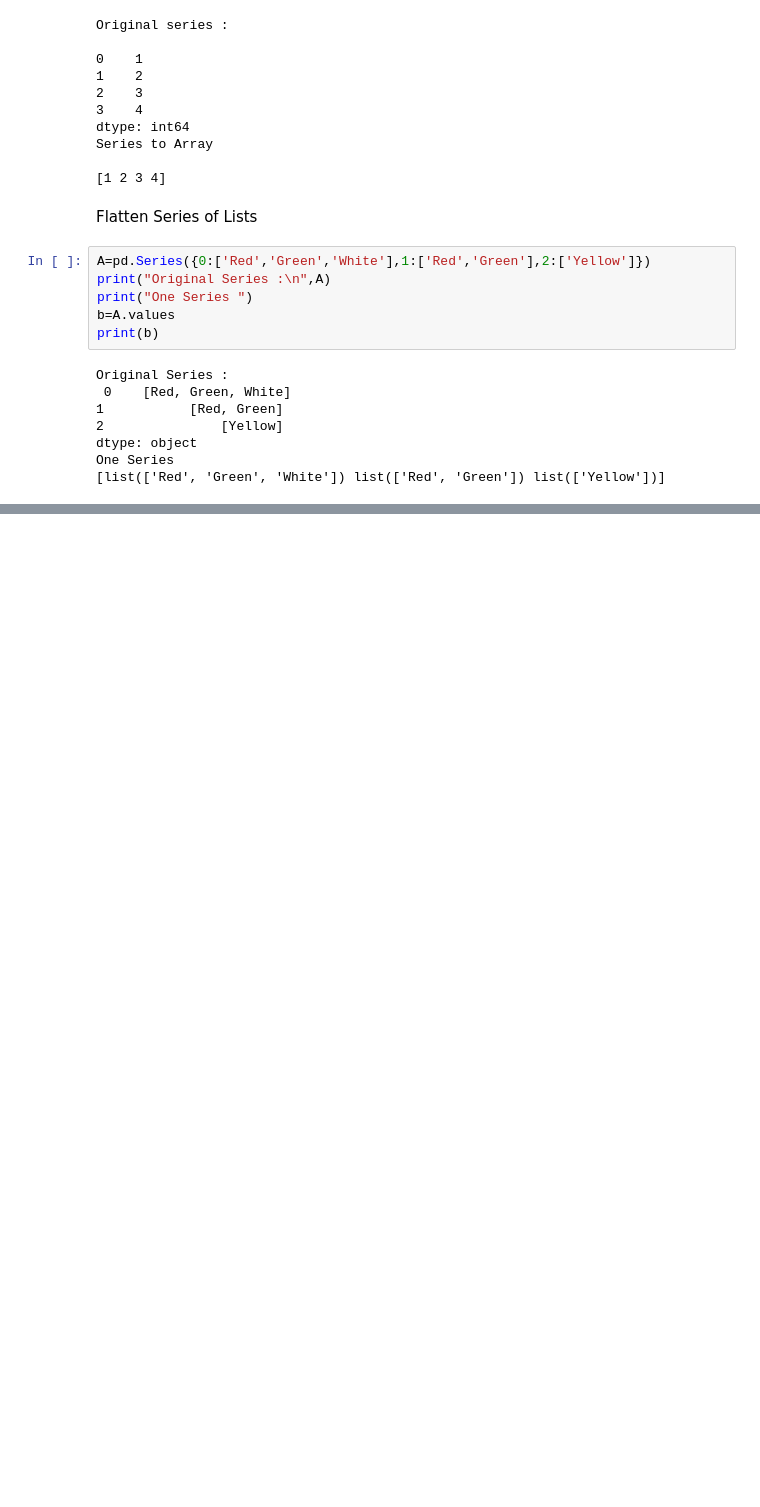
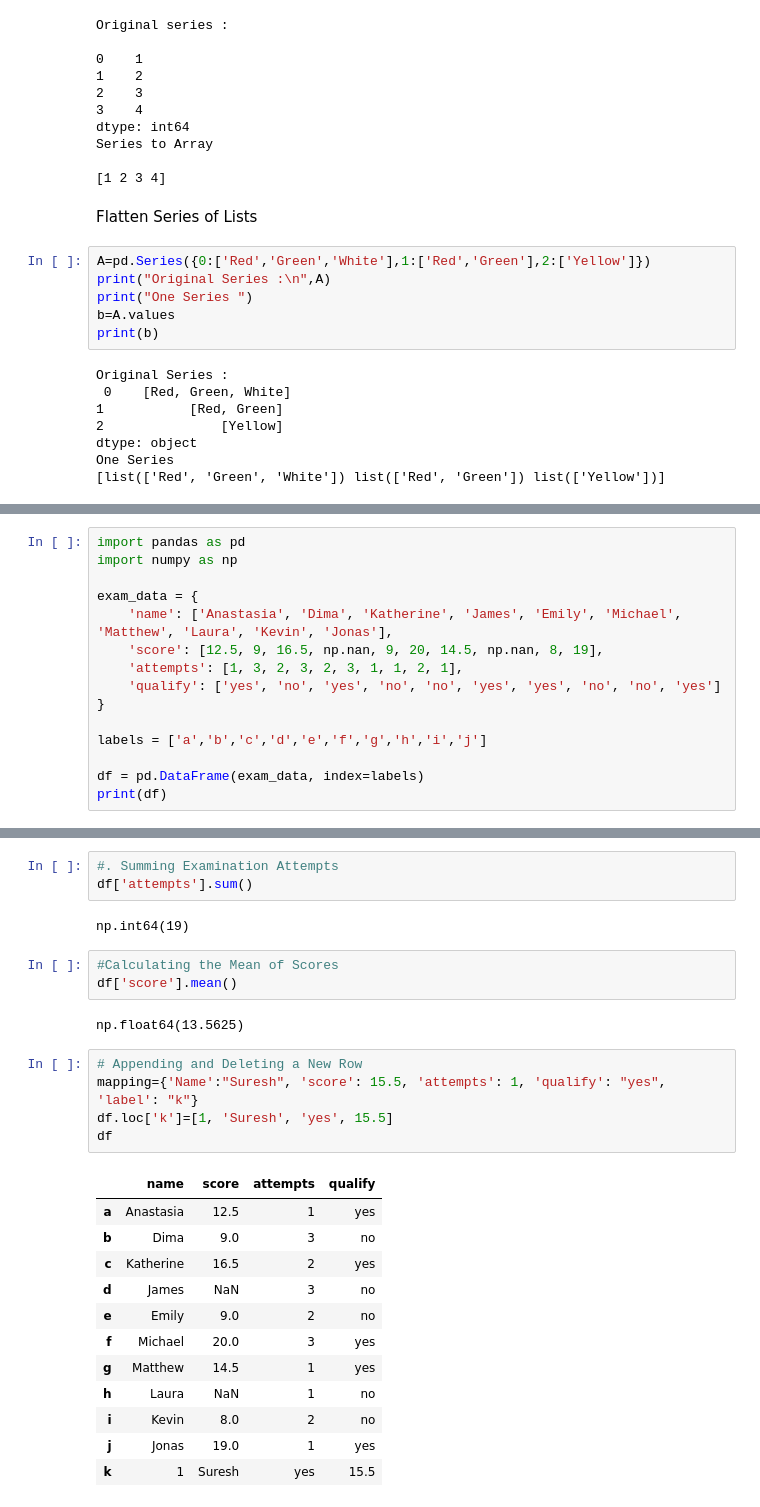
Before and after one commit to Sanya-Katiyar-Eng/W3schools_problem-s_solution, a Jupyter notebook: Solved_problem/pandas.ipynb, the cells around one changed output, grey strips where cells are left out. Cells and saved outputs as stored; diff of their text form; blank space fills up the shorter version.

```diff
--- a/Solved_problem/pandas.ipynb
+++ b/Solved_problem/pandas.ipynb
@@ -206,0 +356,15 @@ One Series
+# %%
+import pandas as pd
+import numpy as np
+
+exam_data = {
+    'name': ['Anastasia', 'Dima', 'Katherine', 'James', 'Emily', 'Michael', 'Matthew', 'Laura', 'Kevin', 'Jonas'],
+    'score': [12.5, 9, 16.5, np.nan, 9, 20, 14.5, np.nan, 8, 19],
+    'attempts': [1, 3, 2, 3, 2, 3, 1, 1, 2, 1],
+    'qualify': ['yes', 'no', 'yes', 'no', 'no', 'yes', 'yes', 'no', 'no', 'yes']
+}
+
+labels = ['a','b','c','d','e','f','g','h','i','j']
+
+df = pd.DataFrame(exam_data, index=labels)
+print(df)
@@ -206,0 +383,28 @@ One Series
+# %%
+#. Summing Examination Attempts
+df['attempts'].sum()
+# %% [output]
+np.int64(19)
+# %%
+#Calculating the Mean of Scores
+df['score'].mean()
+# %% [output]
+np.float64(13.5625)
+# %%
+# Appending and Deleting a New Row
+mapping={'Name':"Suresh", 'score': 15.5, 'attempts': 1, 'qualify': "yes", 'label': "k"}
+df.loc['k']=[1, 'Suresh', 'yes', 15.5]
+df
+# %% [output]
+|  | name | score | attempts | qualify |
+| a | Anastasia | 12.5 | 1 | yes |
+| b | Dima | 9.0 | 3 | no |
+| c | Katherine | 16.5 | 2 | yes |
+| d | James | NaN | 3 | no |
+| e | Emily | 9.0 | 2 | no |
+| f | Michael | 20.0 | 3 | yes |
+| g | Matthew | 14.5 | 1 | yes |
+| h | Laura | NaN | 1 | no |
+| i | Kevin | 8.0 | 2 | no |
+| j | Jonas | 19.0 | 1 | yes |
+| k | 1 | Suresh | yes | 15.5 |
```
Also changed, not shown: parts of 25 cells of this notebook, 1 other file.
